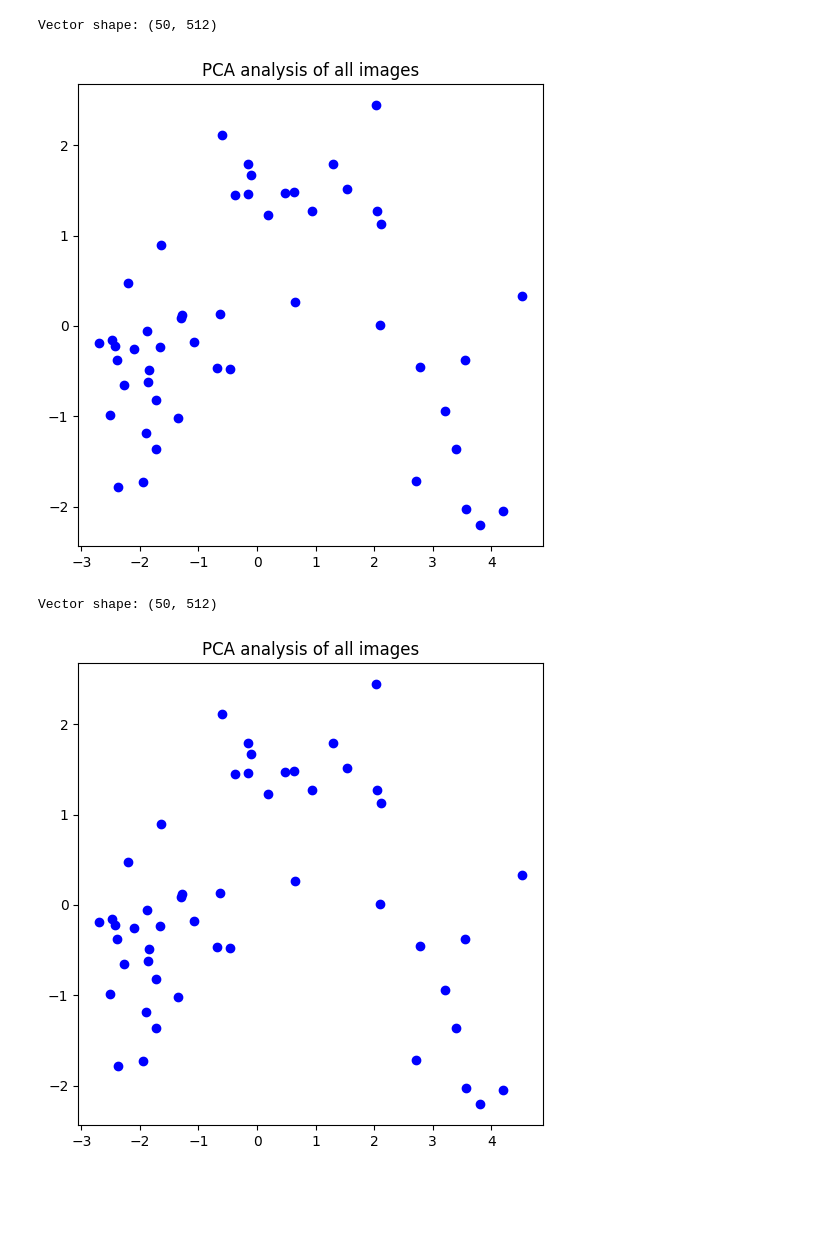
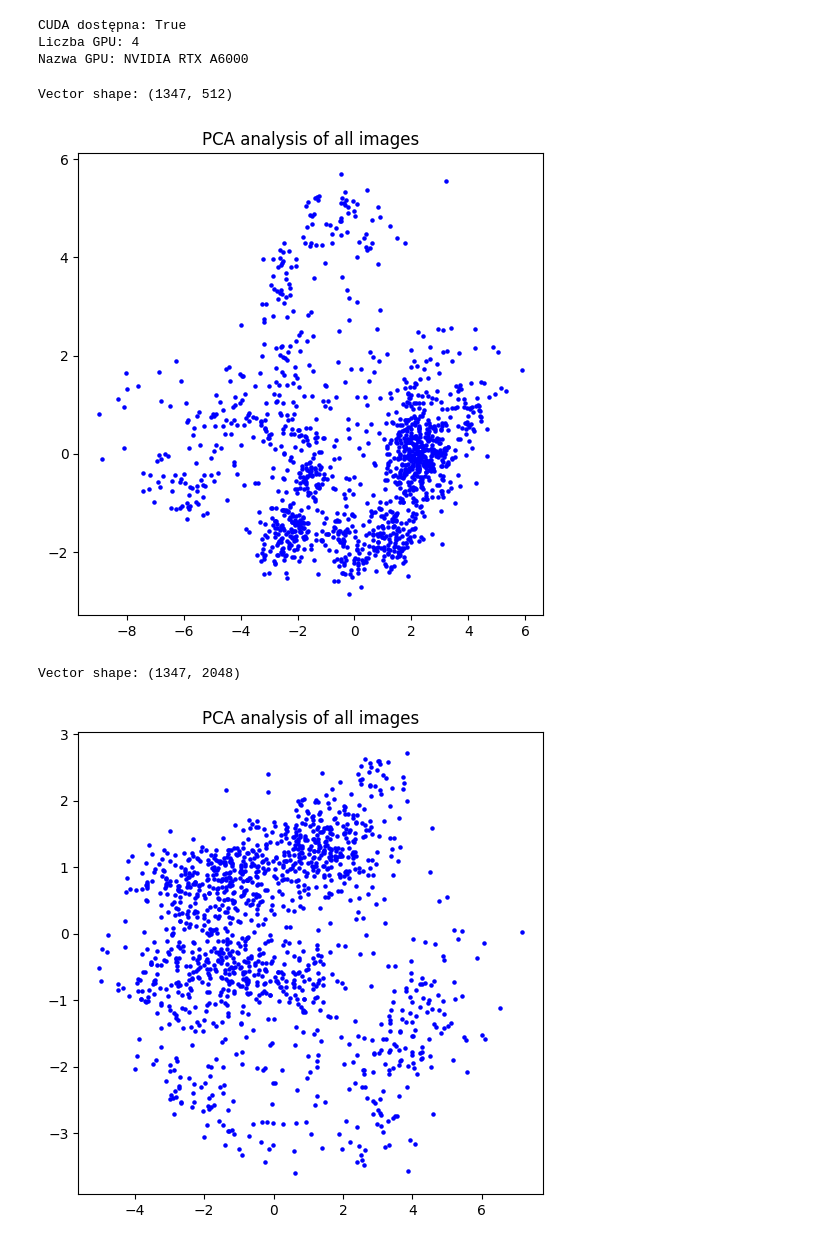
Before and after one commit to martafigurska/VideoFeedAnomaly, a Jupyter notebook: pcaForAll.ipynb, the cells around one changed output. Saved outputs shown, nothing was run; the diff lists cells and outputs as text; code cells hidden in the pictures; blank space fills up the shorter version.

```diff
--- a/pcaForAll.ipynb
+++ b/pcaForAll.ipynb
@@ -16,7 +11,7 @@ import pandas as pd
 from PIL import Image
 import os
 # %%
-folder_path = '/content/drive/My Drive/video_anomaly_detection_frames/20251204_223047/'
+folder_path = 'images'
 images = []
 for filename in os.listdir(folder_path):
     if filename.endswith('.jpg'):
@@ -57,7 +32,6 @@ import matplotlib.pyplot as plt
 
 def encode_and_do_pca_all(encoder, images):
     vectors = []
-    images = images[:50]
     for img in images:
         vec = encoder.get_vec(img)
         vectors.append(vec)
@@ -69,6 +43,6 @@ def encode_and_do_pca_all(encoder, images):
     vectors_reduced = pca.fit_transform(vectors)
 
     plt.figure(figsize=(6,6))
-    plt.scatter(vectors_reduced[:, 0], vectors_reduced[:, 1], color='blue')
+    plt.scatter(vectors_reduced[:, 0], vectors_reduced[:, 1], color='blue', s=5)
     plt.title('PCA analysis of all images')
     plt.show()
@@ -75,13 +53,23 @@ def encode_and_do_pca_all(encoder, images):
+# %%
+print("CUDA dostępna:", torch.cuda.is_available())
+print("Liczba GPU:", torch.cuda.device_count())
+
+if torch.cuda.is_available():
+    print("Nazwa GPU:", torch.cuda.get_device_name(0))
+# %% [output]
+CUDA dostępna: True
+Liczba GPU: 4
+Nazwa GPU: NVIDIA RTX A6000
 # %%
-resnet18 = Img2Vec(model='resnet18', cuda=False)
+resnet18 = Img2Vec(model='resnet18', cuda=True)
 encode_and_do_pca_all(resnet18, images)
 # %% [output]
-Vector shape: (50, 512)
+Vector shape: (1347, 512)
-[figure, old version]
+[figure, new version]
 # %%
-resnet18 = Img2Vec(model='resnet18',cuda=False)
-encode_and_do_pca_all(resnet18,images)
+resnet152 = Img2Vec(model='resnet152',cuda=True)
+encode_and_do_pca_all(resnet152,images)
 # %% [output]
-Vector shape: (50, 512)
+Vector shape: (1347, 2048)
-[figure, old version]
+[figure, new version]
 # %%
```
Also changed, not shown: parts of 10 cells of this notebook.
